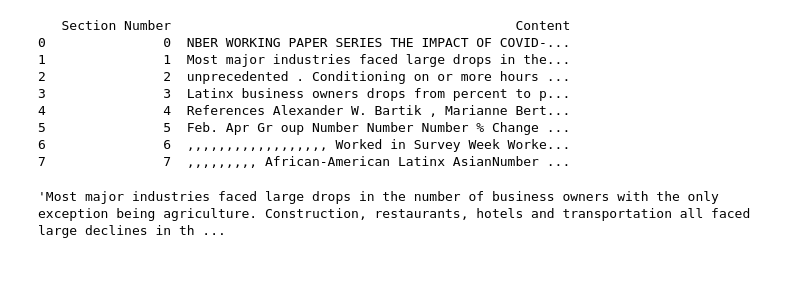
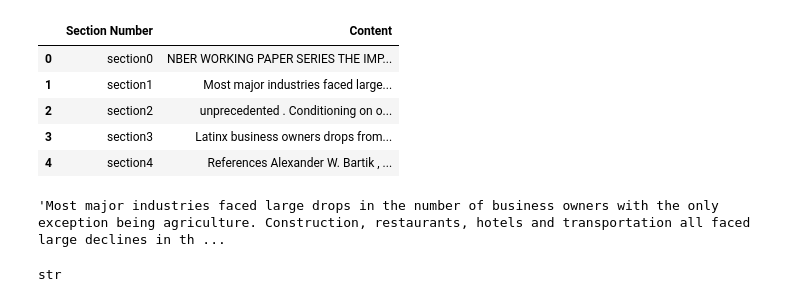
Before and after one commit to rohitn01/CalHacksAI2023, a Jupyter notebook: featureform_proj.ipynb, the cells around one changed output. Cells and saved outputs as stored; diff of their text form; code cells hidden in the pictures; blank space fills up the shorter version.

```diff
--- a/featureform_proj.ipynb
+++ b/featureform_proj.ipynb
@@ -23,46 +23,48 @@ def parse_pdf_paragraphs(pdf_path):
     return paragraphs
 
 def split_into_sections(paragraphs, section_size):
     sections = []
     current_section = ""
     for i, paragraph in enumerate(paragraphs):
         cleaned_paragraph = clean_text(paragraph)
         current_section += cleaned_paragraph + " "
         if (i + 1) % section_size == 0:
             sections.append(current_section.strip())
             current_section = ""
     if current_section:
         sections.append(current_section.strip())
     return sections
 
 # Example usage
 pdf_file_path = "sample-pdf.pdf"
 paragraphs = parse_pdf_paragraphs(pdf_file_path)
 section_size = 3
 parsed_sections = split_into_sections(paragraphs, section_size)
 
 # Convert sections to DataFrame
 data = {
     "Section Number": range(len(parsed_sections)),
     "Content": parsed_sections
 }
 df = pd.DataFrame(data)
+df["Section Number"] = "section" + df["Section Number"].astype(str)
 
 # Display the DataFrame
-print(df)
+df.head()
 # %% [output]
-   Section Number                                            Content
-0               0  NBER WORKING PAPER SERIES THE IMPACT OF COVID-...
-1               1  Most major industries faced large drops in the...
-2               2  unprecedented . Conditioning on or more hours ...
-3               3  Latinx business owners drops from percent to p...
-4               4  References Alexander W. Bartik , Marianne Bert...
-5               5  Feb. Apr Gr oup Number Number Number % Change ...
-6               6  ,,,,,,,,,,,,,,,,,, Worked in Survey Week Worke...
-7               7  ,,,,,,,,, African-American Latinx AsianNumber ...
+|  | Section Number | Content |
+| 0 | section0 | NBER WORKING PAPER SERIES THE IMP... |
+| 1 | section1 | Most major industries faced large... |
+| 2 | section2 | unprecedented . Conditioning on o... |
+| 3 | section3 | Latinx business owners drops from... |
+| 4 | section4 | References Alexander W. Bartik , ... |
 # %%
 df["Content"][1]
 # %% [output]
 'Most major industries faced large drops in the number of business owners with the only exception being agriculture. Construction, restaurants, hotels and transportation all faced large declines in th ...
+# %%
+type(df["Section Number"][0])
+# %% [output]
+str
 # %%
 df.to_csv("paper.csv", index=False)
```
Also changed, not shown: parts of 20 cells of this notebook, 27 other files.
